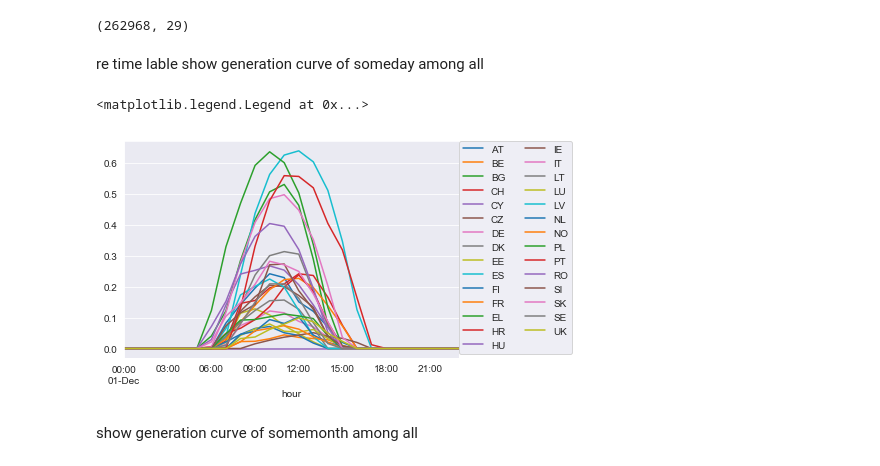
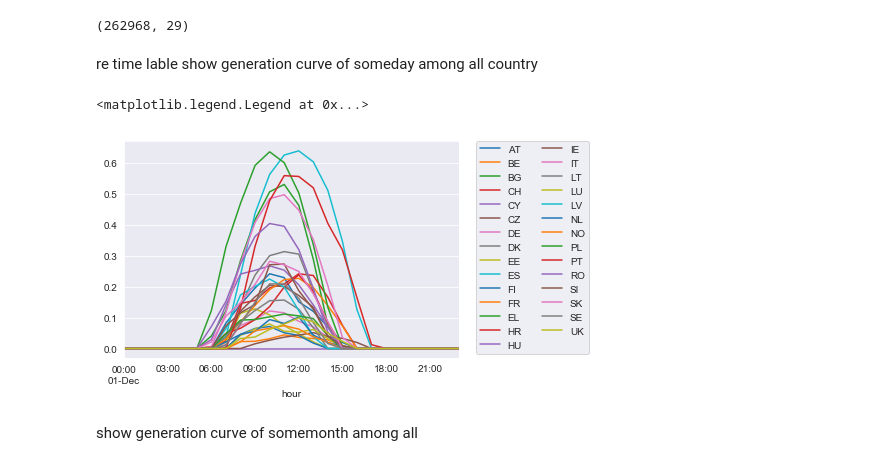
Before and after one commit to ow4mm23/tfexample, a Jupyter notebook: EUsolargeneration/EUsolarprediction.ipynb, the cells around one changed output. Saved outputs shown, nothing was run; the diff lists cells and outputs as text; code cells hidden in the pictures.

```diff
--- a/EUsolargeneration/EUsolarprediction.ipynb
+++ b/EUsolargeneration/EUsolarprediction.ipynb
@@ -34,16 +31,16 @@ solarcountry.shape
 (262968, 29)
 # %% [markdown]
 re time lable
-show generation curve of someday among all
+show generation curve of someday among all country
 # %%
 t=pd.date_range('1/1/1986',periods=262968,freq='H')
 solarcountry['hour']=t
 solarcountry.set_index('hour',inplace=True)
 solarcountry['2015-12-01'].plot()
-plt.legend(bbox_to_anchor=(1,1),loc=2,ncol=2,borderaxespad=0)
+plt.legend(bbox_to_anchor=(1.05,1),loc=2,ncol=2,borderaxespad=0)
 # %% [output]
 <matplotlib.legend.Legend at 0x...>
-[figure, old version]
+[figure, new version]
 # %% [markdown]
 show generation curve of somemonth among all
 # %%
```
Also changed, not shown: parts of 5 cells of this notebook.
